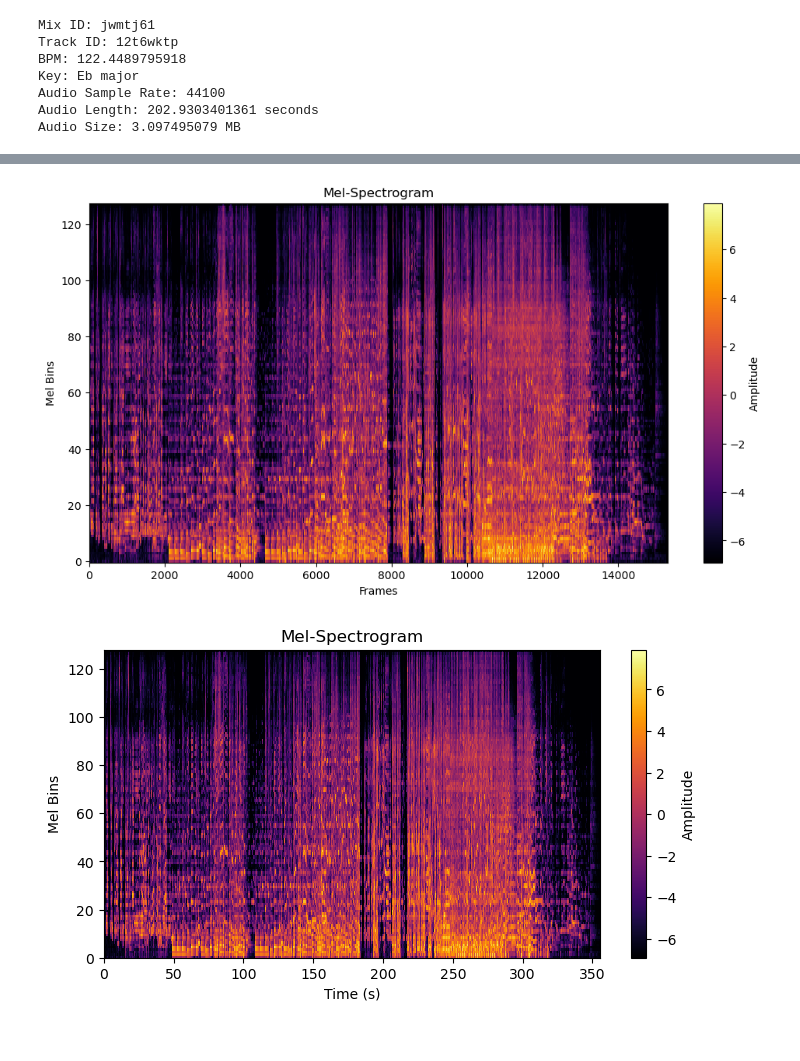
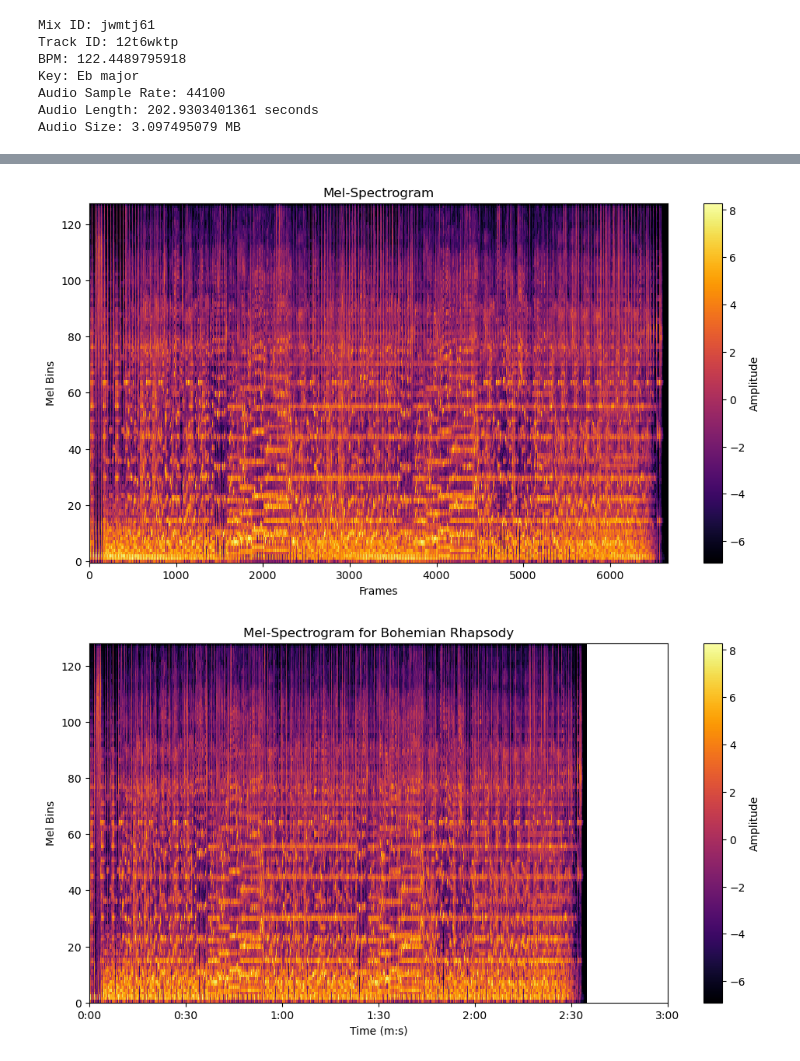
Before and after one commit to michaelhein39/dj-transition-predictor, a Jupyter notebook: notebooks/features_eda.ipynb, the cells around one changed output, grey strips where cells are left out. Saved outputs shown, nothing was run; the diff lists cells and outputs as text; code cells hidden in the pictures.

```diff
--- a/notebooks/features_eda.ipynb
+++ b/notebooks/features_eda.ipynb
@@ -10,7 +11,7 @@ sys.path.insert(0, '../')
 import lib.feature as ft
 # %%
 # Load the audio file
-audio_path = '../data/misc_songs/Bohemian Rhapsody.mp3'
+audio_path = '../data/misc_songs/Tainted Love.mp3'
 audio_signal, sr = librosa.load(audio_path)
 # %%
 # Data on this track from tracks.csv
@@ -93,23 +102,35 @@ plt.title('Mel-Spectrogram')
 plt.colorbar(label='Amplitude')
 plt.show()
 # %% [output]
-[figure, old version]
+[figure, new version]
 # %%
+def format_time(x, pos):
+    """Format the x-axis ticks as minutes:seconds."""
+    minutes = int(x // 60)
+    seconds = int(x % 60)
+    return f'{minutes}:{seconds:02d}'
+
 # Create an image of the time Mel-spectrogram
-plt.figure(figsize=(8, 4))
+plt.figure(figsize=(12, 6))
 
 # Convert frames to time in seconds
 time_axis = np.arange(melspectrogram.shape[1]) * HOP_LENGTH / sr
 
 plt.imshow(melspectrogram, cmap='inferno', origin='lower', aspect='auto', interpolation='none',
            extent=[time_axis[0], time_axis[-1], 0, melspectrogram.shape[0]])
-plt.xlabel('Time (s)')
+plt.xlabel('Time (m:s)')
 plt.ylabel('Mel Bins')
-plt.title('Mel-Spectrogram')
+plt.title('Mel-Spectrogram for Bohemian Rhapsody')
 plt.colorbar(label='Amplitude')
+
+# Set specific ticks at 30-second intervals
+max_time = time_axis[-1]
+tick_positions = np.arange(0, max_time + 30, 30)
+plt.xticks(tick_positions, [format_time(t, None) for t in tick_positions])
+
 plt.show()
 # %% [output]
-[figure, old version]
+[figure, new version]
 # %%
 # Calculate the beat Mel-spectrogram
 beat_melspectrogram = ft.beat_melspectrogram(audio_path)
```
Also changed, not shown: parts of 12 cells of this notebook, 1 other file.
